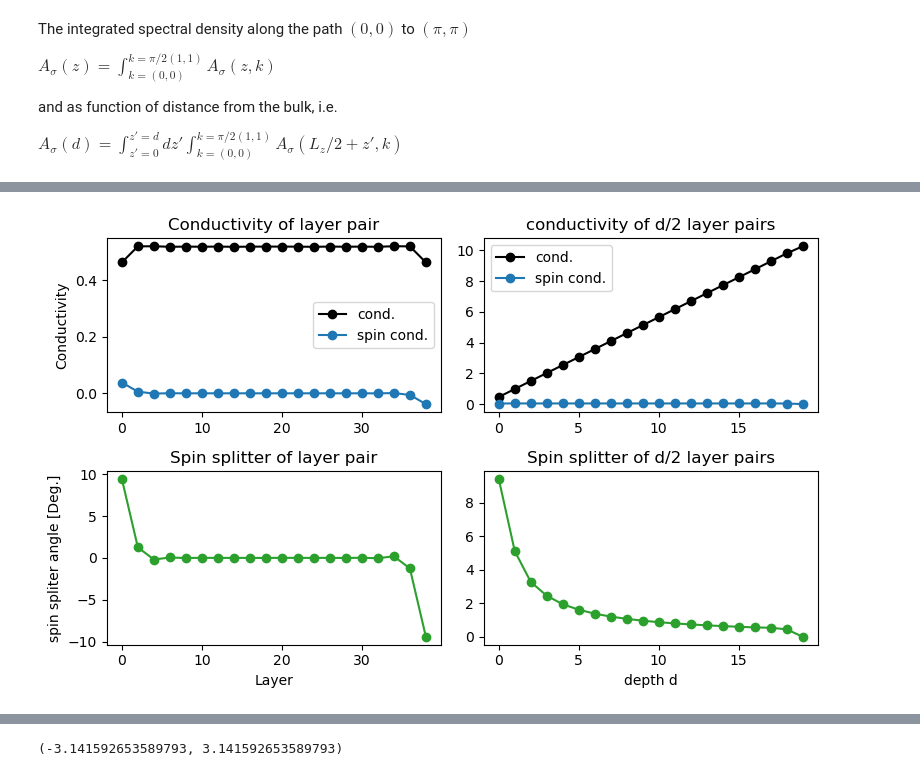
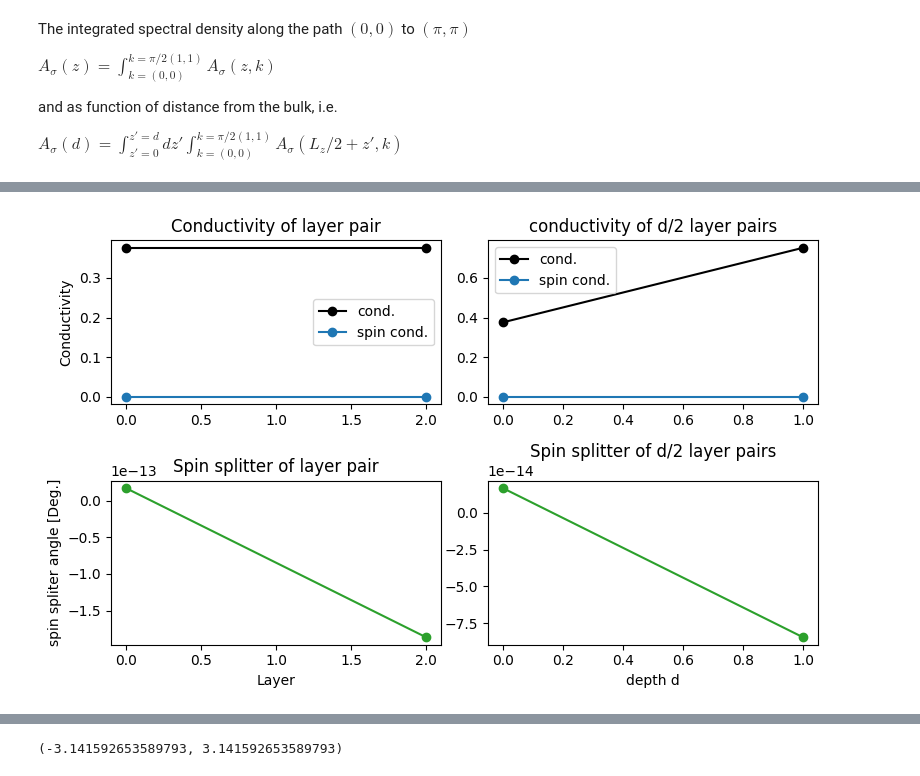
Before and after one commit to dpreuo/alter_surf, a Jupyter notebook: MF_surface_DLKK.ipynb, the cells around one changed output, grey strips where cells are left out. Drawn from its saved outputs; the diff is of its cells as text; code cells hidden in the pictures.

```diff
--- a/MF_surface_DLKK.ipynb
+++ b/MF_surface_DLKK.ipynb
@@ -19,17 +22,19 @@ from alter_surf.utils3D import projector2layer
 The autoreload extension is already loaded. To reload it, use:
   %reload_ext autoreload
 # %%
-Hparam0 = dict(len_z=40,delta=0.8, tp=0.5, tz=1, U=8, filling=0.5+1e-2, PBC= False)
-MF_parameters = dict(n_steps=60, Lq=40, tol_mdiff=1e-4,mixing_proportion=0.1,adjust_learning_rate=False)
+Hparam0 = dict(len_z=4,delta=0.8, tp=0.5, tz=1, U=8, filling=0.5+1e-2, PBC= False)
+H_DLKK = create_H_DLKK_3D_MF(param=Hparam0) #set up Hamiltonian with fixed len_z because it defines n_orbitals
+
+MF_parameters = dict(n_steps=6, Lq=40, tol_mdiff=1e-4,mixing_proportion=0.1,adjust_learning_rate=False)
 
 initial_parameters = dict(initial_mAF=(-1)**np.arange(Hparam0['len_z'])/4,
                           initial_mF =np.ones(Hparam0['len_z']) * 0,
                           initial_n=Hparam0['filling']*np.ones(Hparam0['len_z'])*2)
 
 
-mAFs, mFs, ns, fermi_energys = hartree_fock(Hparam0.copy(),initial_parameters, **MF_parameters)
+mAFs, mFs, ns, fermi_energys = hartree_fock(H_DLKK,initial_parameters, **MF_parameters)
 
-Hparam = dict(**Hparam0, mAF=mAFs[-1],mF=mFs[-1],ns=ns[-1],mu=fermi_energys[-1])
+H_DLKK.update_params(dict(mAF=mAFs[-1],mF=mFs[-1],ns=ns[-1],mu=fermi_energys[-1]))
 # %% [markdown]
 Checking the convergence of the MF simualtion
 # %%
@@ -208,7 +200,7 @@ def plot_spectral_density(ax,spectral_density,cmap='bwr',title_plot='',show_xlab
     return im
 # %%
 Gamma = 10e-2
-len_z = param['len_z']
+len_z = Hparam0['len_z']
 #layers = [0,len_z//6,len_z//3,len_z//2]
 layers = np.linspace(0,len_z//2,5,dtype=int)
 
@@ -218,7 +210,7 @@ fig,axs = plt.subplots(2,len(layers),figsize=(4*len(layers),8))
 
 for ax_column,layer in zip(axs.T,layers):
     proj_2layers = projector2layer(layer,len_z=len_z)+projector2layer(layer+1,len_z=len_z)
-    coloring_operator = np.kron(proj_2layers,Spin_operator) #projected spin_operator
+    coloring_operator = np.kron(proj_2layers,H_DLKK.suboperator.spin) #projected spin_operator
 
     #compute spin spectral density
     Os = exp_value_O(coloring_operator,psis) #.shape=(n,y,x)
@@ -358,21 +350,19 @@ Text(0.5, 0, 'depth d')
 # %%
 #setting parameters
-Lq = 40 #number of k-points in each direction
+Lk = 40 #number of k-points in each direction
 
 # Calculate spin conductivity
-Gamma = 2e-1
-kmesh_BZ = sample_reducedBZ(Lq) #you need to work with the right BZ: No translation symmetry breaking -> folded BZ
-cond_tensor = conductivity_orbital_resolved(Hamiltonian_fct,Hparam=param,Gamma=Gamma,kmesh_BZ=kmesh_BZ,optimize='path') #.shape=(localH,x,y)
+cond_tensor = conductivity_orbital_resolved(H_DLKK,Lk=Lk,optimize='path') #.shape=(localH,x,y)
 # %%
 #1) way of dealing with this tensor: smart reshaping and then contracting all unwanted indices
 n_layers = 2 #sum always n_layers layers up
-cond_tensor2 = np.reshape(cond_tensor,(param['len_z'],2,2,2,2)) #.shape=(layer,spin,sublattice,x,y)
+cond_tensor2 = np.reshape(cond_tensor,(len_z,2,2,2,2)) #.shape=(layer,spin,sublattice,x,y)
 cond_tensor2 = cond_tensor2.reshape(-1,n_layers,2,2,2,2) #.shape=(layer/n_layers,n_layers,sublattice,spin,x,y)
 cond_xx = np.sum(cond_tensor2[:,:,:,:,0,0],axis=(1,3)) #.shape=(layer/n_layers,spin)
 spin_cond_xx = cond_xx[:,0]-cond_xx[:,1] #difference of spin indices
 cond0_xx = cond_xx[:,0]+cond_xx[:,1] #total cond: sum of spin indices
 #indices is fixed by n_layers
-layers = np.arange(0,param['len_z']+1-n_layers,n_layers)
+layers = np.arange(0,len_z+1-n_layers,n_layers)
 
 
 # #2) way of dealing with this tensor: construct full observable and then contract (slower but does't matter)
@@ -388,32 +378,32 @@ layers = np.arange(0,param['len_z']+1-n_layers,n_layers)
 # %%
 fig,axs = plt.subplots(2,2,figsize=(8,5))
 
 #layer resolved
 axs[0,0].set_title('Conductivity of layer pair')
 axs[0,0].plot(layers,cond0_xx,'ko-',label='cond.')
 axs[0,0].plot(layers,spin_cond_xx,'o-',label='spin cond.')
 axs[0,0].set_ylabel('Conductivity')
 axs[0,0].legend()
 
 axs[1,0].set_title('Spin splitter of layer pair')
 axs[1,0].plot(layers,2*np.arctan(spin_cond_xx/cond0_xx)*180/pi,'o-',color='C2')
 axs[1,0].set_xlabel('Layer')
 axs[1,0].set_ylabel('spin spliter angle [Deg.]')
 
 #layer summed
-lz2 = Hparam['len_z']//2
+lz2 = len_z//2
 xs = np.arange(0,lz2)
 axs[0,1].set_title('conductivity of d/2 layer pairs')
 axs[0,1].plot(xs,np.cumsum(cond0_xx[:lz2]),'ko-',label='cond.')
 axs[0,1].plot(xs,np.cumsum(spin_cond_xx[:lz2]),'o-',label='spin cond.')
 axs[0,1].legend()
 
 axs[1,1].set_title('Spin splitter of d/2 layer pairs')
 axs[1,1].plot(xs,2*np.arctan(np.cumsum(spin_cond_xx[:lz2])/np.cumsum(cond0_xx[:lz2]))*180/pi,'o-',color='C2')
 axs[1,1].set_xlabel('depth d')
 
 
 plt.tight_layout()
 # %% [output]
-[figure, old version]
+[figure, new version]
 # %%
```
Also changed, not shown: parts of 13 cells of this notebook, 22 other files.
